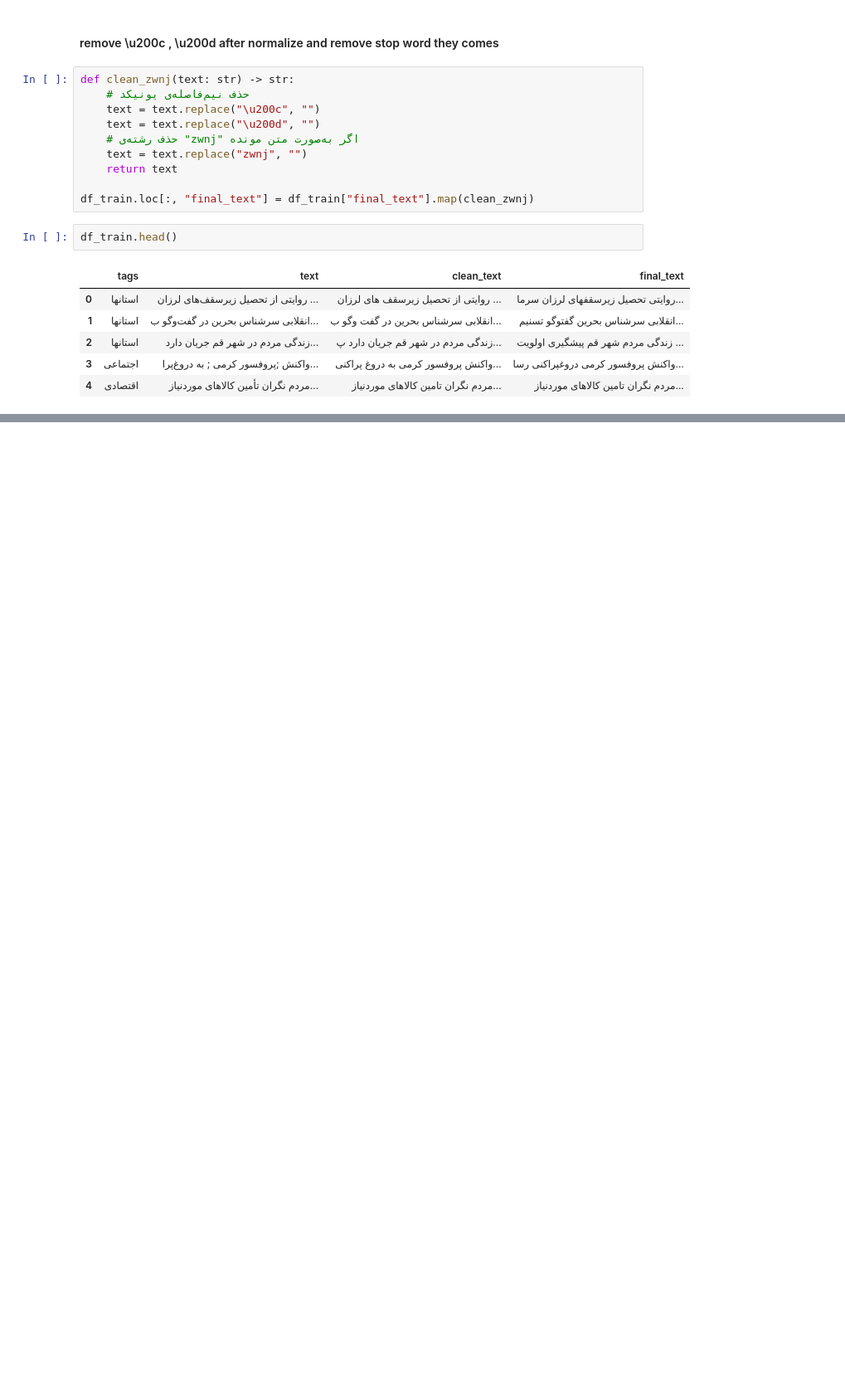
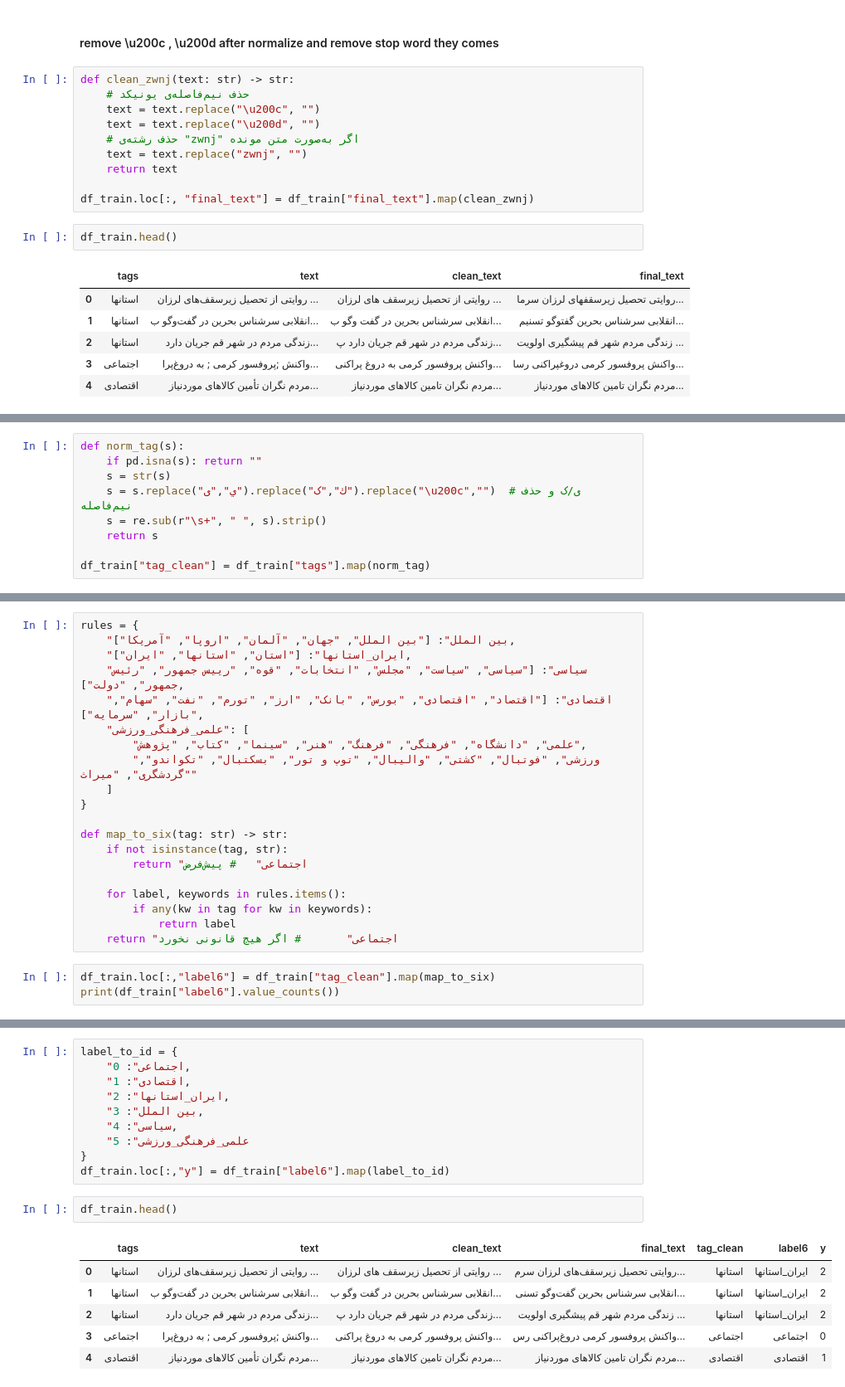
Before and after one commit to Mo-sharifi/news_classification, a Jupyter notebook: main.ipynb, the cells around one changed output, grey strips where cells are left out. Shown at 83% size. Cells and saved outputs as stored; diff of their text form; blank space fills up the shorter version.

Commit message:
map raw tags to 6 main categories
- cleaned up 98 unique tags into 6 standardized labels
- added label6 (text) and y (numeric) columns
- removed 'بایگانی' class as it is not part of target categories

```diff
--- a/main.ipynb
+++ b/main.ipynb
@@ -285,0 +303,9 @@ df_train.head()
+# %%
+def norm_tag(s):
+    if pd.isna(s): return ""
+    s = str(s)
+    s = s.replace("ي","ی").replace("ك","ک").replace("\u200c","")  # ی/ک و حذف نیم‌فاصله
+    s = re.sub(r"\s+", " ", s).strip()
+    return s
+
+df_train["tag_clean"] = df_train["tags"].map(norm_tag)
@@ -285,0 +355,23 @@ df_train.head()
+# %%
+rules = {
+    "بین الملل": ["بین الملل", "جهان", "آلمان", "اروپا", "آمریکا"],
+    "ایران_استانها": ["استان", "استانها", "ایران"],
+    "سیاسی": ["سیاسی", "سیاست", "مجلس", "انتخابات", "قوه", "رییس جمهور", "رئیس جمهور", "دولت"],
+    "اقتصادی": ["اقتصاد", "اقتصادی", "بورس", "بانک", "ارز", "تورم", "نفت", "سهام", "بازار", "سرمایه"],
+    "علمی_فرهنگی_ورزشی": [
+        "علمی", "دانشگاه", "فرهنگی", "فرهنگ", "هنر", "سینما", "کتاب", "پژوهش",
+        "ورزشی", "فوتبال", "کشتی", "والیبال", "توپ و تور", "بسکتبال", "تکواندو", "گردشگری", "میراث"
+    ]
+}
+
+def map_to_six(tag: str) -> str:
+    if not isinstance(tag, str):
+        return "اجتماعی"   # پیش‌فرض
+
+    for label, keywords in rules.items():
+        if any(kw in tag for kw in keywords):
+            return label
+    return "اجتماعی"       # اگر هیچ قانونی نخورد
+# %%
+df_train.loc[:,"label6"] = df_train["tag_clean"].map(map_to_six)
+print(df_train["label6"].value_counts())
@@ -285,0 +387,19 @@ df_train.head()
+# %%
+label_to_id = {
+    "اجتماعی": 0,
+    "اقتصادی": 1,
+    "ایران_استانها": 2,
+    "بین الملل": 3,
+    "سیاسی": 4,
+    "علمی_فرهنگی_ورزشی": 5
+}
+df_train.loc[:,"y"] = df_train["label6"].map(label_to_id)
+# %%
+df_train.head()
+# %% [output]
+|  | tags | text | clean_text | final_text | tag_clean | label6 | y |
+| 0 | استانها | روایتی از تحصیل زیرسقف‌های لرزان ... | روایتی از تحصیل زیرسقف های لرزان ... | روایتی تحصیل زیرسقف‌های لرزان سرم... | استانها | ایران_استانها | 2 |
+| 1 | استانها | انقلابی سرشناس بحرین در گفت‌وگو ب... | انقلابی سرشناس بحرین در گفت وگو ب... | انقلابی سرشناس بحرین گفت‌وگو تسنی... | استانها | ایران_استانها | 2 |
+| 2 | استانها | ‌زندگی مردم در شهر قم ‌جریان دارد... | زندگی مردم در شهر قم جریان دارد پ... | زندگی مردم شهر قم پیشگیری اولویت ... | استانها | ایران_استانها | 2 |
+| 3 | اجتماعی | واکنش ;پروفسور کرمی ; به دروغ‌پرا... | واکنش پروفسور کرمی به دروغ پراکنی... | واکنش پروفسور کرمی دروغ‌پراکنی رس... | اجتماعی | اجتماعی | 0 |
+| 4 | اقتصادی | مردم نگران تأمین کالاهای موردنیاز... | مردم نگران تامین کالاهای موردنیاز... | مردم نگران تامین کالاهای موردنیاز... | اقتصادی | اقتصادی | 1 |
```
Also changed, not shown: parts of 6 cells of this notebook.
